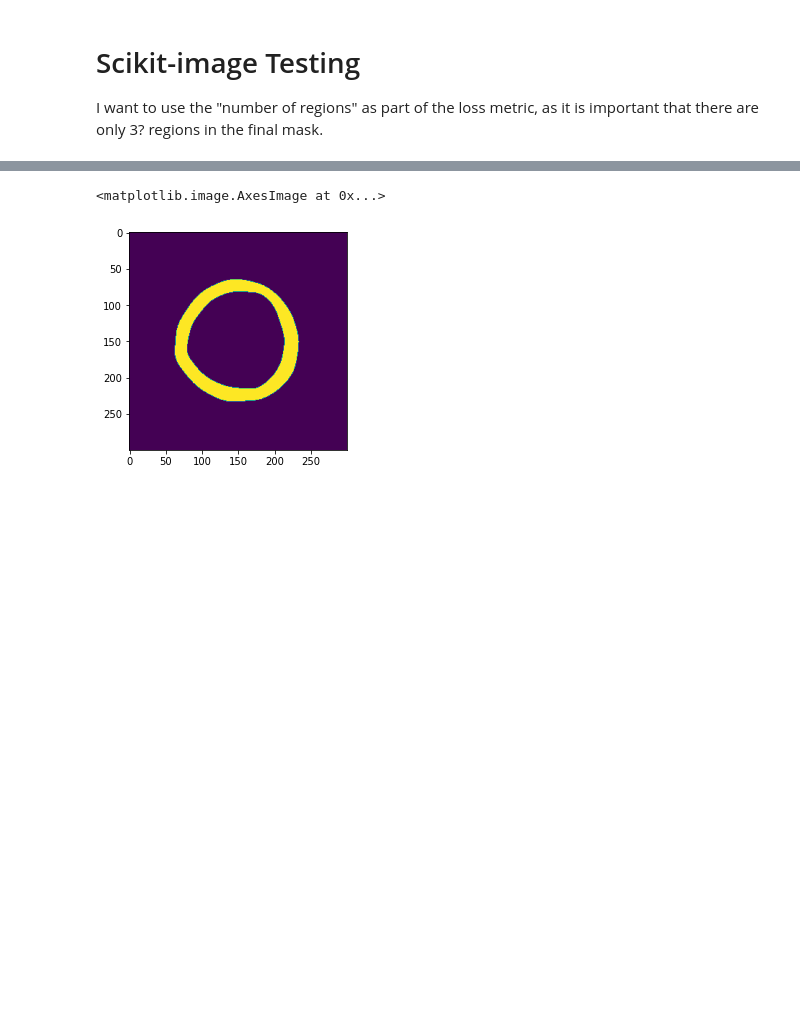
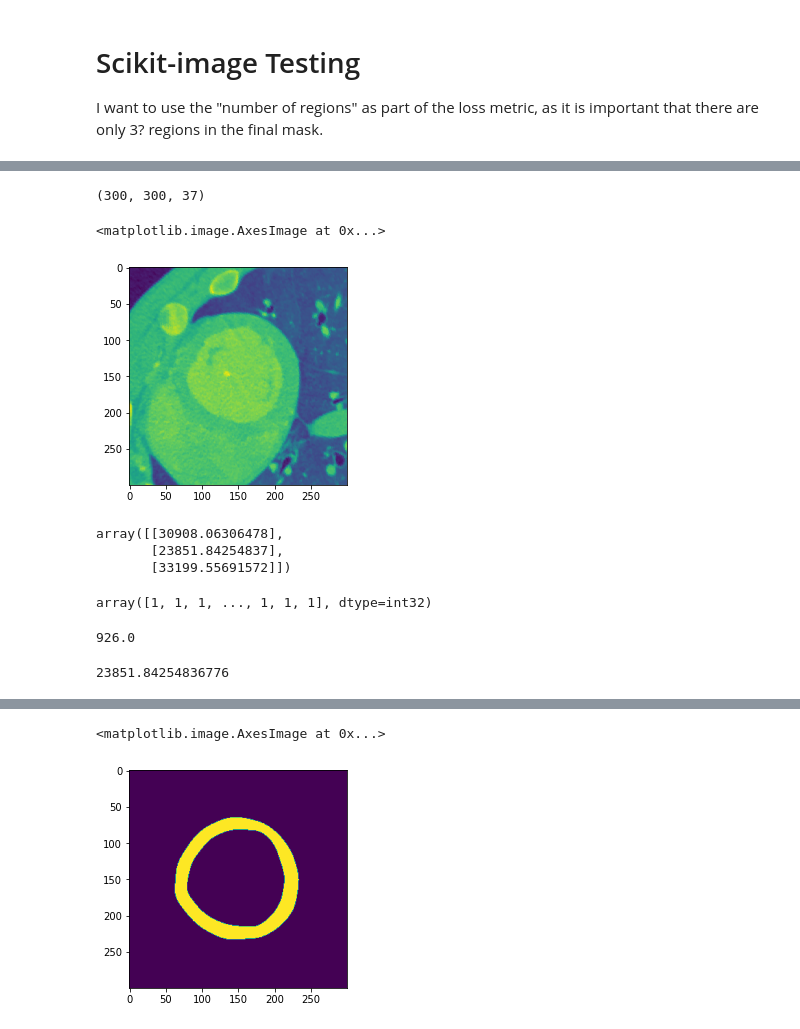
Before and after one commit to jsk0301/kim-papademetris-lab, a Jupyter notebook: lv_masking/p3_skimage_testing.ipynb, the cells around one changed output, grey strips where cells are left out. Drawn from its saved outputs; the diff is of its cells as text; code cells hidden in the pictures; blank space fills up the shorter version.

```diff
--- a/lv_masking/p3_skimage_testing.ipynb
+++ b/lv_masking/p3_skimage_testing.ipynb
@@ -8,0 +11,3 @@ import matplotlib.pyplot as plt
+# %%
+test_image = nib.load('data/PSEA12 Baseline/PSEA12_Baseline_CTImg_Time01.nii')
+image = test_image.get_fdata()
@@ -8,0 +34,9 @@ import matplotlib.pyplot as plt
+# %%
+image.shape
+# %% [output]
+(300, 300, 37)
+# %%
+plt.imshow(image[:, :, 20])
+# %% [output]
+<matplotlib.image.AxesImage at 0x...>
+[figure, added]
@@ -8,0 +48,18 @@ import matplotlib.pyplot as plt
+# %%
+cluster_centers
+# %% [output]
+array([[30908.06306478],
+       [23851.84254837],
+       [33199.55691572]])
+# %%
+cluster_labels
+# %% [output]
+array([1, 1, 1, ..., 1, 1, 1], dtype=int32)
+# %%
+image[0, 0, 30]
+# %% [output]
+926.0
+# %%
+cluster_centers[cluster_labels].reshape(image.shape)[25, 200, 30]
+# %% [output]
+23851.84254836776
```
Also changed, not shown: parts of 4 cells of this notebook, 30 other files.
